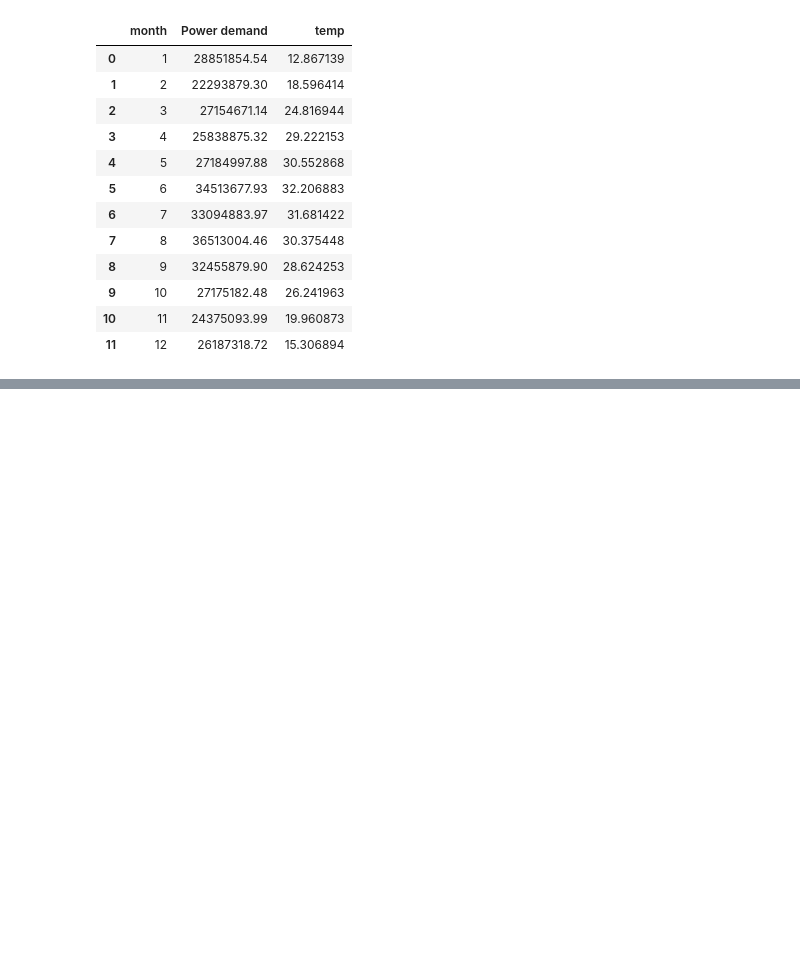
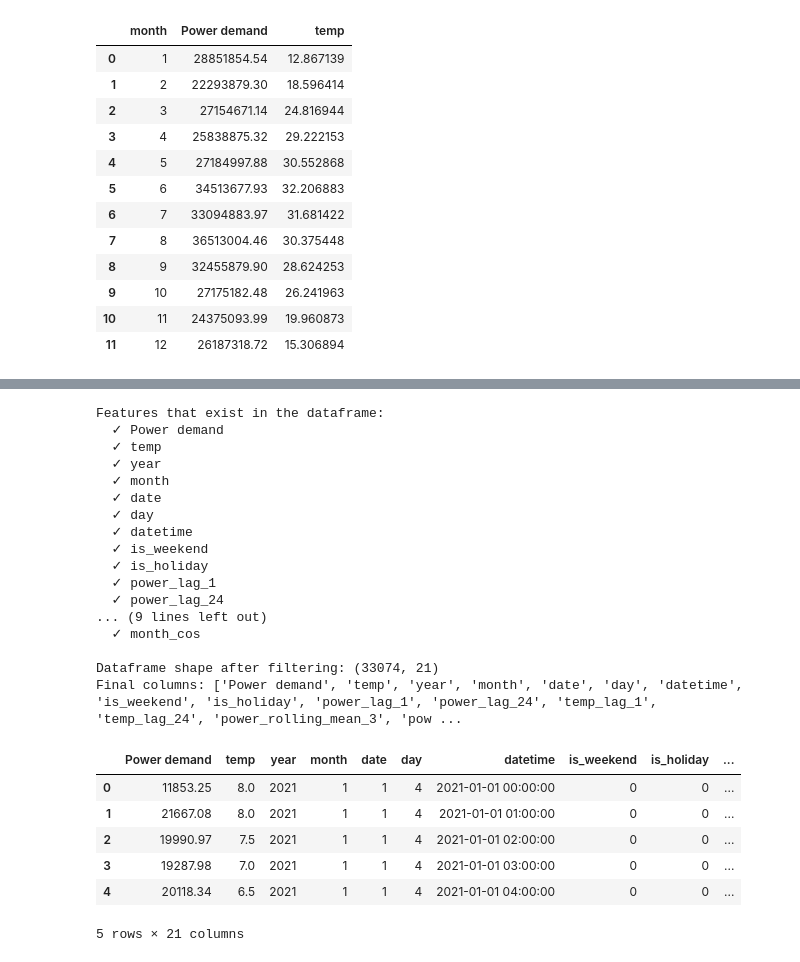
Before and after one commit to halsangihs/miniProject, a Jupyter notebook: main.ipynb, the cells around one changed output, grey strips where cells are left out. Drawn from its saved outputs; the diff is of its cells as text; code cells hidden in the pictures; blank space fills up the shorter version.

```diff
--- a/main.ipynb
+++ b/main.ipynb
@@ -336,0 +284,70 @@ Index(['datetime', 'Power demand', 'temp', 'year', 'month', 'date', 'day',
+# %%
+# Keep only the specified features
+selected_features = [
+    'Power demand',
+    'temp',
+    'year',
+    'month',
+    'date',
+    'day',
+    'datetime',
+    'is_weekend',
+    'is_holiday',
+    'power_lag_1',
+    'power_lag_24',
+    'temp_lag_1',
+    'temp_lag_24',
+    'power_rolling_mean_3',
+    'power_rolling_mean_24',
+    'hour_sin',
+    'hour_cos',
+    'day_sin',
+    'day_cos',
+    'month_sin',
+    'month_cos'
+]
+
+# Check which features exist in the dataframe
+existing_features = [col for col in selected_features if col in df.columns]
+missing_features = [col for col in selected_features if col not in df.columns]
+
+print("Features that exist in the dataframe:")
+for feature in existing_features:
+    print(f"  ✓ {feature}")
+
+if missing_features:
+    print("\nFeatures that are missing from the dataframe:")
+    for feature in missing_features:
+        print(f"  ✗ {feature}")
+
+# Filter the dataframe to keep only existing features
+df = df[existing_features].copy()
+
+print(f"\nDataframe shape after filtering: {df.shape}")
+print(f"Final columns: {list(df.columns)}")
+df.head()
+# %% [output]
+Features that exist in the dataframe:
+  ✓ Power demand
+  ✓ temp
+  ✓ year
+  ✓ month
+  ✓ date
+  ✓ day
+  ✓ datetime
+  ✓ is_weekend
+  ✓ is_holiday
+  ✓ power_lag_1
+  ✓ power_lag_24
+... (9 lines left out)
+  ✓ month_cos
+
+Dataframe shape after filtering: (33074, 21)
+Final columns: ['Power demand', 'temp', 'year', 'month', 'date', 'day', 'datetime', 'is_weekend', 'is_holiday', 'power_lag_1', 'power_lag_24', 'temp_lag_1', 'temp_lag_24', 'power_rolling_mean_3', 'pow ...
+|  | Power demand | temp | year | month | date | day | datetime | is_weekend | is_holiday | ... |
+| 0 | 11853.25 | 8.0 | 2021 | 1 | 1 | 4 | 2021-01-01 00:00:00 | 0 | 0 | ... |
+| 1 | 21667.08 | 8.0 | 2021 | 1 | 1 | 4 | 2021-01-01 01:00:00 | 0 | 0 | ... |
+| 2 | 19990.97 | 7.5 | 2021 | 1 | 1 | 4 | 2021-01-01 02:00:00 | 0 | 0 | ... |
+| 3 | 19287.98 | 7.0 | 2021 | 1 | 1 | 4 | 2021-01-01 03:00:00 | 0 | 0 | ... |
+| 4 | 20118.34 | 6.5 | 2021 | 1 | 1 | 4 | 2021-01-01 04:00:00 | 0 | 0 | ... |
+5 rows × 21 columns
```
Also changed, not shown: parts of 13 cells of this notebook.
